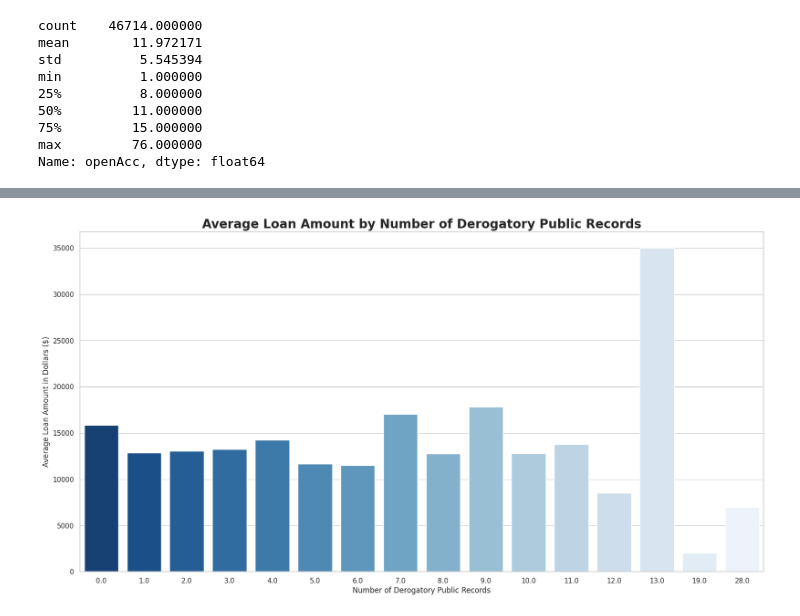
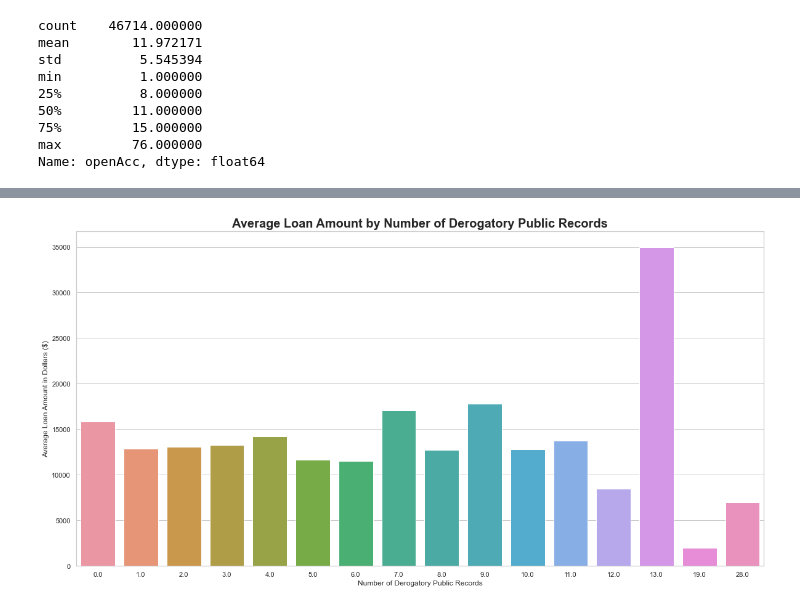
Before and after one commit to AlbertHunduza/Loan-Default-AI, a Jupyter notebook: Exploratory_Data_Analysis.ipynb, the cells around one changed output, grey strips where cells are left out. Drawn from its saved outputs; the diff is of its cells as text; code cells hidden in the pictures.

```diff
--- a/Exploratory_Data_Analysis.ipynb
+++ b/Exploratory_Data_Analysis.ipynb
@@ -578,0 +551,23 @@ plt.show()
+# %%
+total_count = len(loan_data)
+loan_data['percentage'] = loan_data['delinq2yr'].map(loan_data['delinq2yr'].value_counts(normalize=True)) * 100
+
+# Create a bar plot using Seaborn
+sns.set(style="whitegrid")
+plt.figure(figsize=(20, 10))
+ax = sns.countplot(x='delinq2yr', data=loan_data, palette="pastel")
+
+# Annotate the bars with percentages
+for p in ax.patches:
+    ax.annotate(f'{p.get_height()} ({p.get_height() / total_count * 100:.1f}%)',
+                (p.get_x() + p.get_width() / 2., p.get_height()),
+                ha='center', va='center', xytext=(0, 10),
+                textcoords='offset points', fontsize=10, color='black')
+
+# Set plot labels and title
+ax.set_xlabel('delinquencies', fontsize=14)
+ax.set_ylabel('Count', fontsize=14)
+ax.set_title('Delinquencies in the Past 2 Years', fontsize=20, weight='bold')
+
+# Show the plot
+plt.show()
@@ -756,22 +755,22 @@ plt.show()
 # %%
 # barplot of average amount per pubRec
 
 # Set the figure size.
 plt.figure(figsize=(20, 10))
 
 # Group the data by 'pubRec' column.
 grouped_data = loan_data.groupby('pubRec')['amount'].mean()
 
 # Create a barplot.
-sns.barplot(x=grouped_data.index, y=grouped_data.values, palette='Blues_r')
+sns.barplot(x=grouped_data.index, y=grouped_data.values)
 
 # Add a title and labels.
 plt.title('Average Loan Amount by Number of Derogatory Public Records', fontsize=20, weight='bold')
 plt.xlabel('Number of Derogatory Public Records')
 plt.ylabel('Average Loan Amount in Dollars ($)')
 plt.xticks(rotation=0)
 
 # Show the plot.
 plt.show()
 # %% [output]
-[figure, old version]
+[figure, new version]
```
Also changed, not shown: parts of 42 cells of this notebook.
